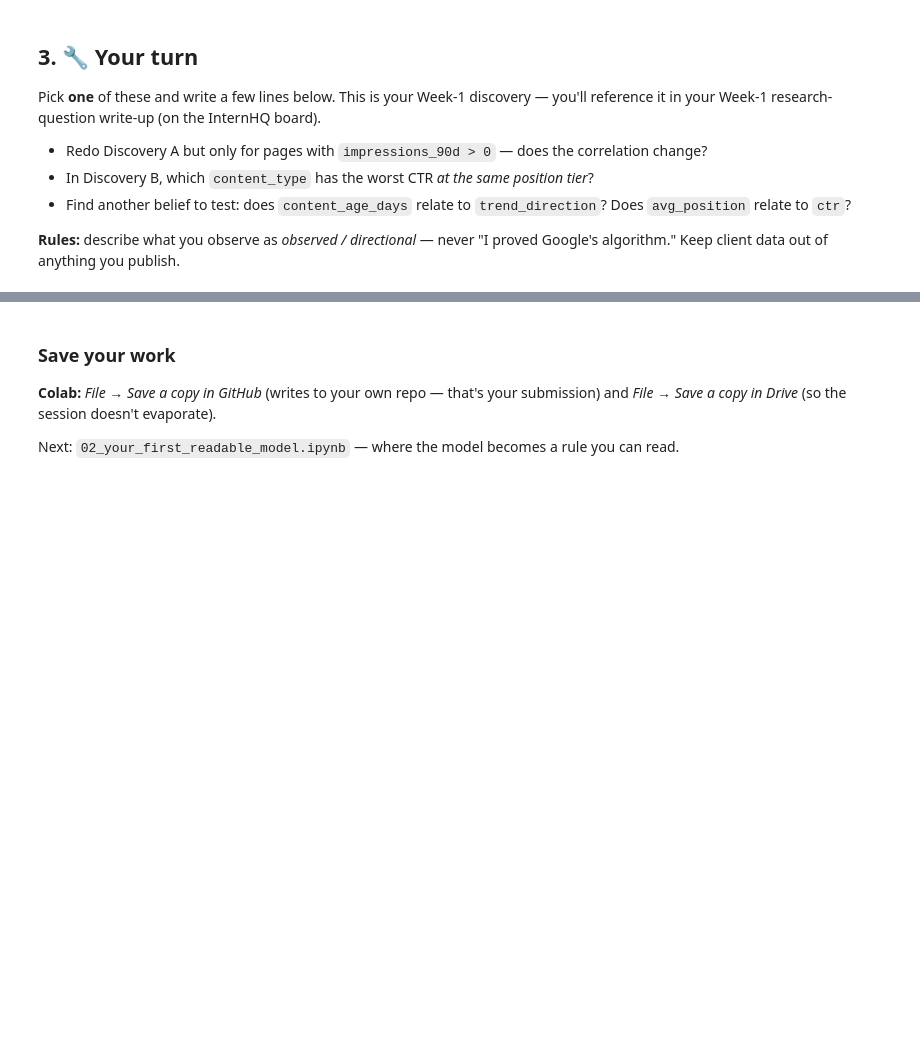
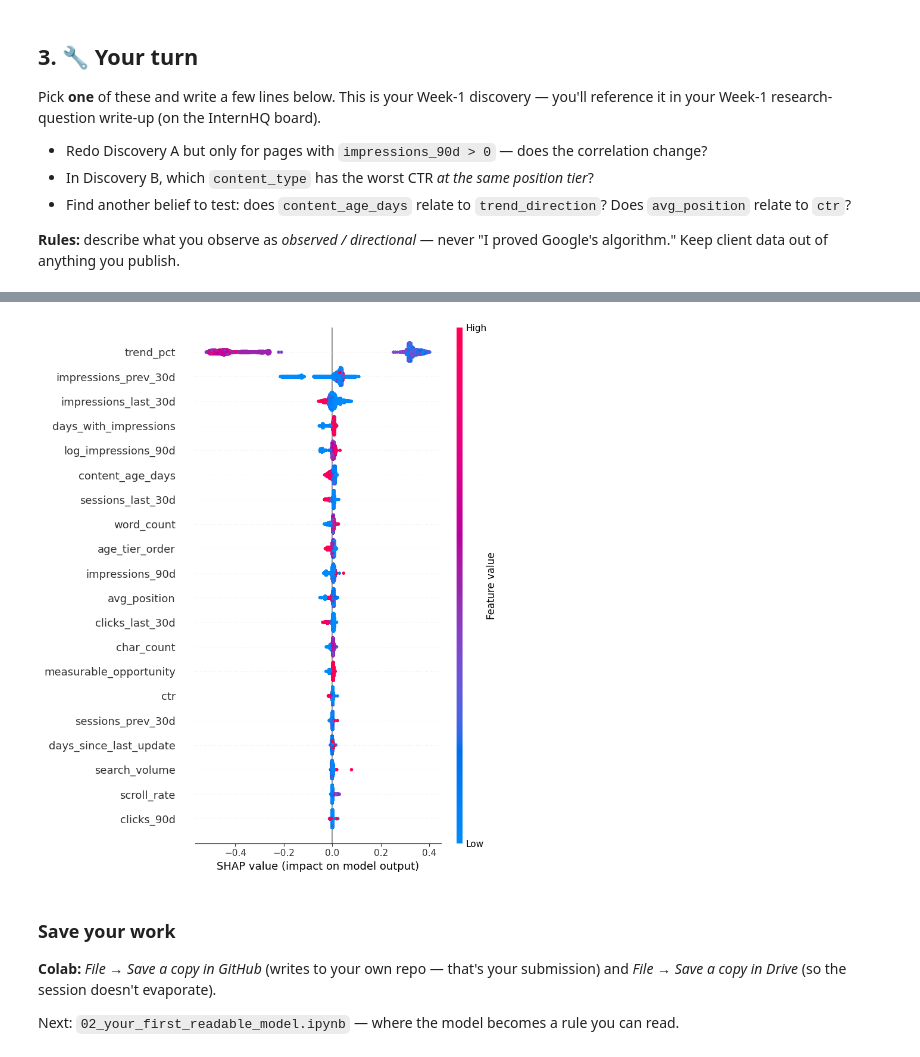
Before and after one commit to Praveen23-kk/FlyRank-ml-internship, a Jupyter notebook: notebooks/01_first_look_and_discovery.ipynb, the cells around one changed output, grey strips where cells are left out. Cells and saved outputs as stored; diff of their text form; code cells hidden in the pictures; blank space fills up the shorter version.

```diff
--- a/notebooks/01_first_look_and_discovery.ipynb
+++ b/notebooks/01_first_look_and_discovery.ipynb
@@ -102,3 +189,42 @@ Pick **one** of these and write a few lines below. This is your Week-1 discovery
+# %%
+import shap
+import pandas as pd
+import matplotlib.pyplot as plt
+from sklearn.ensemble import RandomForestClassifier
+
+# Load the processed features
+features_df = pd.read_csv("data/processed/refresh_feature_vector.csv")
+
+# Based on the previous error output, the target column is 'is_declining_label'
+target_col = 'is_declining_label'
+
+# Separate features (X) and label (y)
+y = features_df[target_col]
+X = features_df.drop(columns=[target_col, 'content_id', 'client_id'], errors='ignore')
+
+# Ensure only numeric columns are used for the SHAP analysis
+X = X.select_dtypes(include=['number'])
+
+# Train a model to explain
+model = RandomForestClassifier(n_estimators=100, max_depth=10, random_state=42)
+model.fit(X, y)
+
+# Calculate SHAP values
+explainer = shap.TreeExplainer(model)
+shap_values = explainer.shap_values(X)
+
+# Handle SHAP output format variations (v0.45+ vs older)
+if isinstance(shap_values, list):
+    sv = shap_values[1] # For binary classifier, take positive class
+else:
+    # If it's a single array, handle multi-dimensional output for probability
+    sv = shap_values[..., 1] if len(shap_values.shape) > 2 else shap_values
+
+# Plot the summary
+plt.figure(figsize=(10, 6))
+shap.summary_plot(sv, X, plot_type="dot")
+# %% [output]
+[figure, added]
 # %% [markdown]
 ### Save your work
 **Colab:** *File → Save a copy in GitHub* (writes to your own repo — that's your submission) and *File → Save a copy in Drive* (so the session doesn't evaporate).
```
Also changed, not shown: parts of 9 cells of this notebook.
